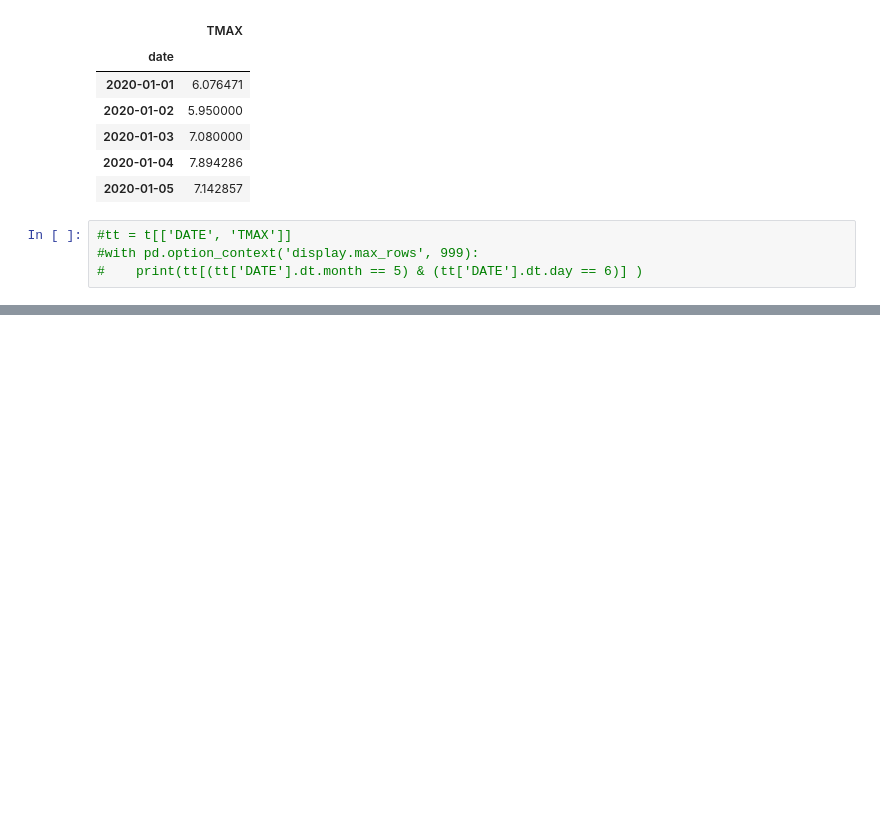
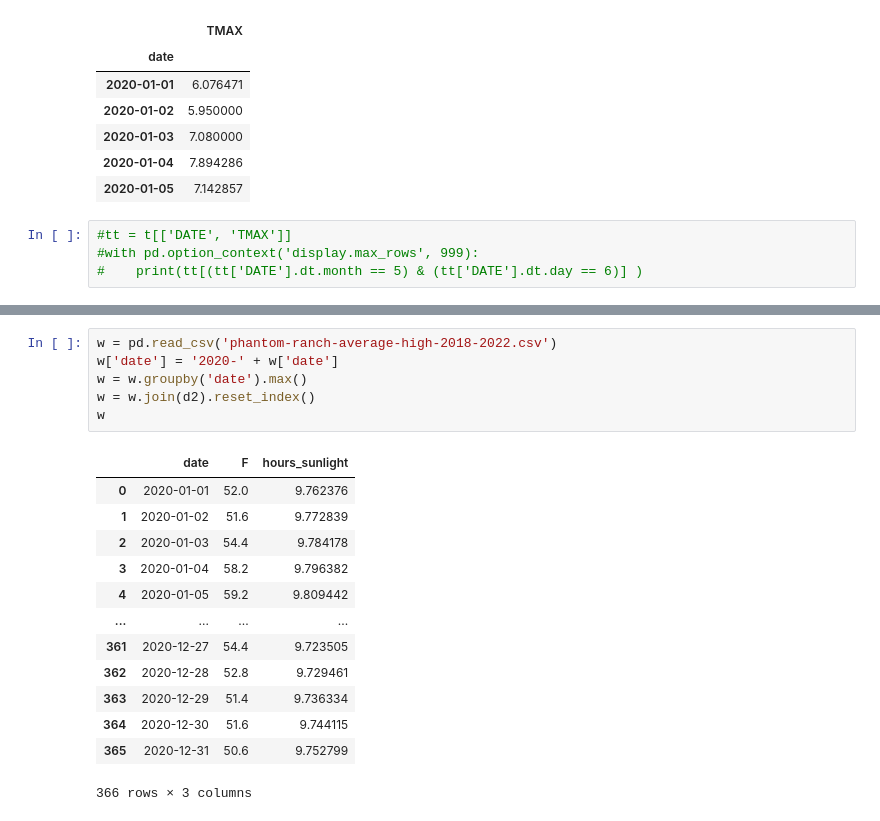
Before and after one commit to skyfielders/astronomy-notebooks, a Jupyter notebook: Plots/grand-canyon-temperature-vs-daylight.ipynb, the cells around one changed output, grey strips where cells are left out. Drawn from its saved outputs; the diff is of its cells as text; blank space fills up the shorter version.

```diff
--- a/Plots/grand-canyon-temperature-vs-daylight.ipynb
+++ b/Plots/grand-canyon-temperature-vs-daylight.ipynb
@@ -125 +136,21 @@ j.head()
+# %%
+w = pd.read_csv('phantom-ranch-average-high-2018-2022.csv')
+w['date'] = '2020-' + w['date']
+w = w.groupby('date').max()
+w = w.join(d2).reset_index()
+w
+# %% [output]
+|  | date | F | hours_sunlight |
+| 0 | 2020-01-01 | 52.0 | 9.762376 |
+| 1 | 2020-01-02 | 51.6 | 9.772839 |
+| 2 | 2020-01-03 | 54.4 | 9.784178 |
+| 3 | 2020-01-04 | 58.2 | 9.796382 |
+| 4 | 2020-01-05 | 59.2 | 9.809442 |
+| ... | ... | ... | ... |
+| 361 | 2020-12-27 | 54.4 | 9.723505 |
+| 362 | 2020-12-28 | 52.8 | 9.729461 |
+| 363 | 2020-12-29 | 51.4 | 9.736334 |
+| 364 | 2020-12-30 | 51.6 | 9.744115 |
+| 365 | 2020-12-31 | 50.6 | 9.752799 |
+366 rows × 3 columns
 # %%
```
Also changed, not shown: parts of 3 cells of this notebook, 3 other files.
